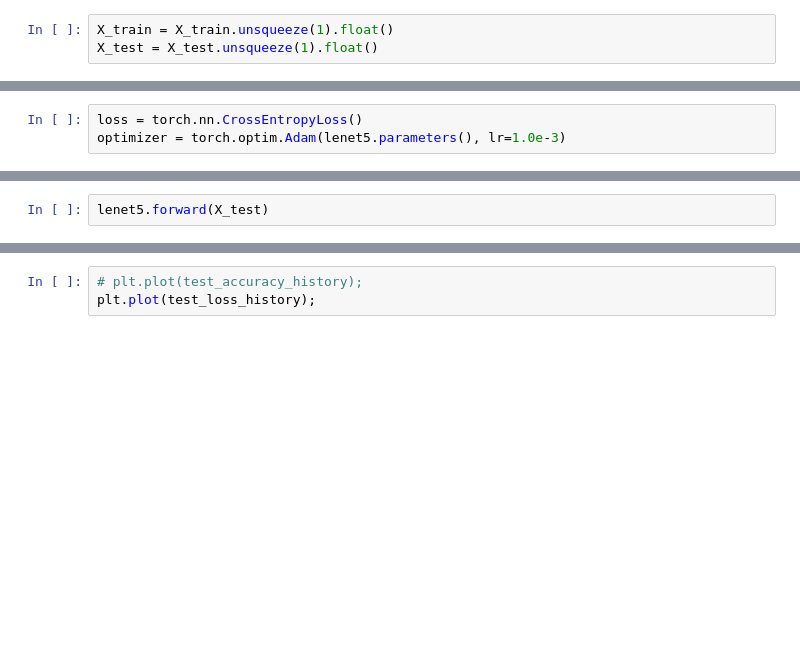
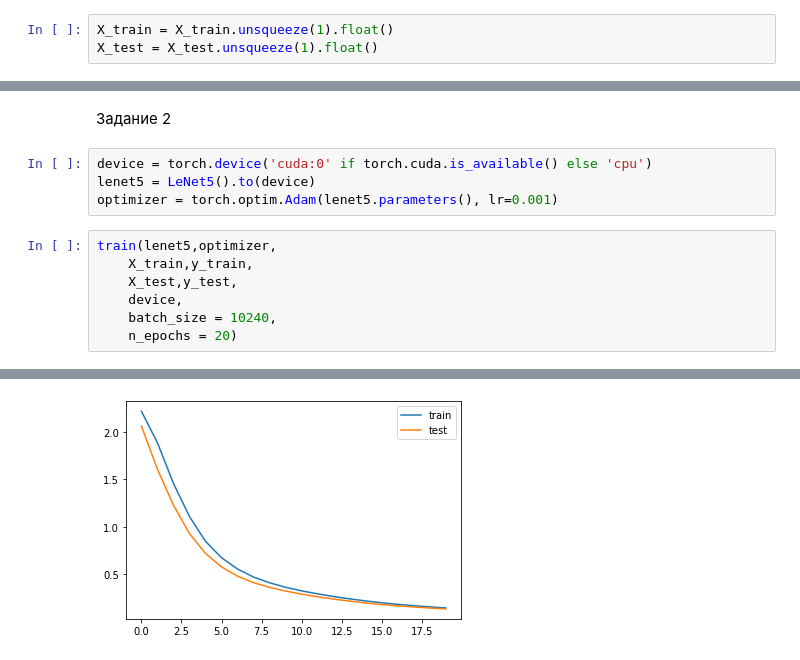
Before and after one commit to Asdaead/SPPR, a Jupyter notebook: Lab4.ipynb, the cells around one changed output, grey strips where cells are left out. Cells and saved outputs as stored; diff of their text form; blank space fills up the shorter version.

```diff
--- a/Lab4.ipynb
+++ b/Lab4.ipynb
@@ -83,4 +104 @@ lenet5 = lenet5.to(device)
-# %%
-loss = torch.nn.CrossEntropyLoss()
-optimizer = torch.optim.Adam(lenet5.parameters(), lr=1.0e-3)
 # %%
@@ -119,2 +147,14 @@ for epoch in range(10000):
+# %% [markdown]
+Задание 2
+# %%
+device = torch.device('cuda:0' if torch.cuda.is_available() else 'cpu')
+lenet5 = LeNet5().to(device)
+optimizer = torch.optim.Adam(lenet5.parameters(), lr=0.001)
 # %%
-lenet5.forward(X_test)
+train(lenet5,optimizer,
+    X_train,y_train,
+    X_test,y_test,
+    device,
+    batch_size = 10240,
+    n_epochs = 20)
+# %% [output]
@@ -121,3 +178 @@ lenet5.forward(X_test)
+[figure, added]
-# %%
-# plt.plot(test_accuracy_history);
-plt.plot(test_loss_history);
```
Also changed, not shown: parts of 36 cells of this notebook.
